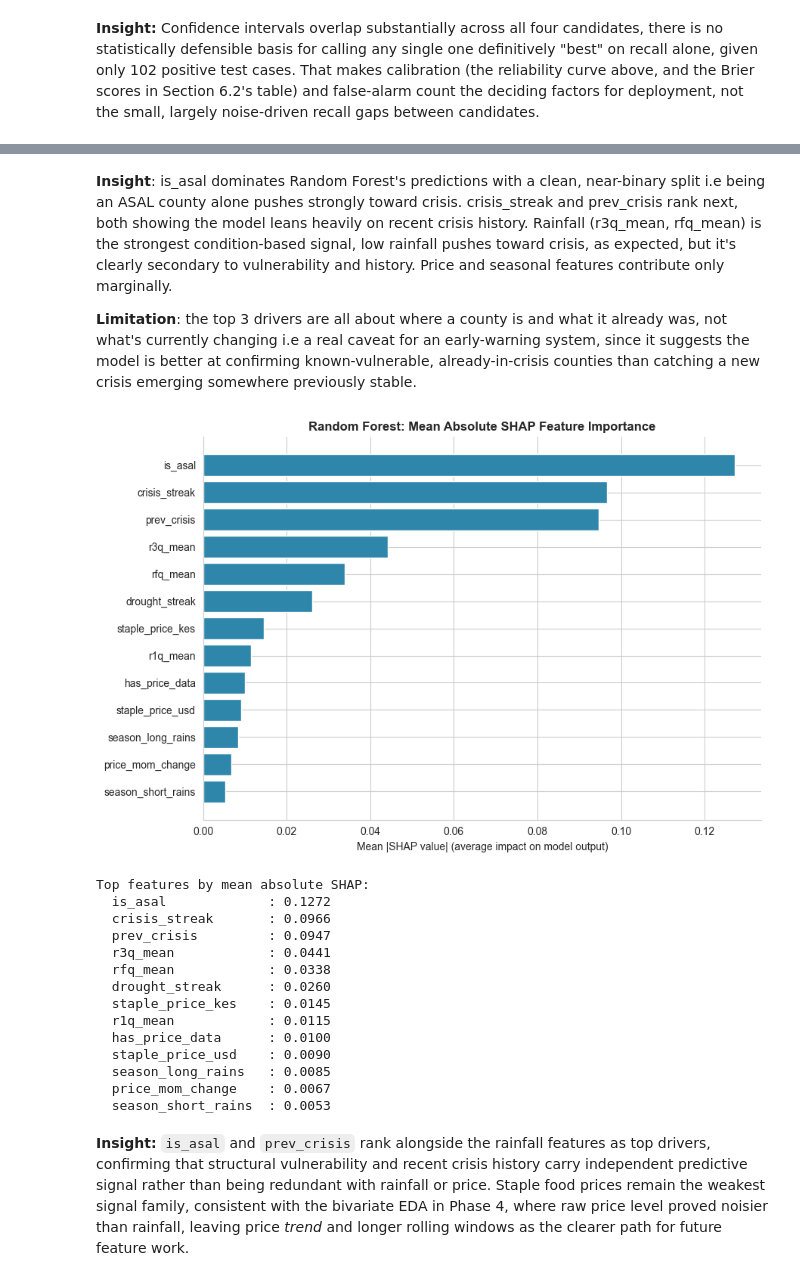
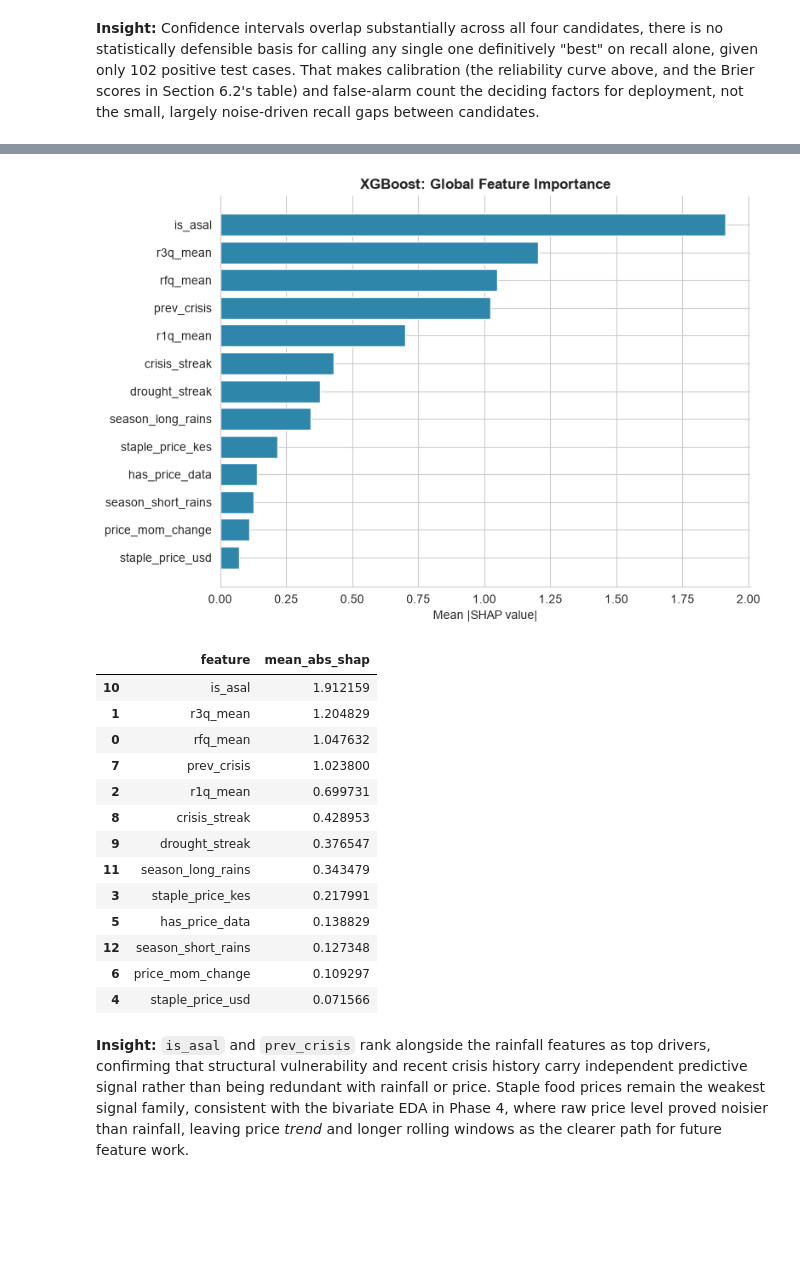
Before and after one commit to Pattohcolab/PHASE-5-CAPSTON-PROJECT, a Jupyter notebook: notebook.ipynb, the cells around one changed output, grey strips where cells are left out. Cells and saved outputs as stored; diff of their text form; code cells hidden in the pictures; blank space fills up the shorter version.

```diff
--- a/notebook.ipynb
+++ b/notebook.ipynb
@@ -1672,18 +2130,10 @@ A positive SHAP value pushes toward `crisis = 1`; negative pushes toward `crisis
 # %%
 import shap
 
-explainer = shap.TreeExplainer(rf)
-shap_values_test = explainer.shap_values(X_test)
+explainer = shap.TreeExplainer(candidates['XGBoost'])
+shap_values = explainer.shap_values(X_test)
 
-# TreeExplainer returns a 2-class array for some sklearn versions; normalise to the "crisis" class.
-if isinstance(shap_values_test, list):
-    shap_values_plot = shap_values_test[1]
-elif shap_values_test.ndim == 3:
-    shap_values_plot = shap_values_test[:, :, 1]
-else:
-    shap_values_plot = shap_values_test
-
-shap.summary_plot(shap_values_plot, X_test, plot_type='dot', max_display=13, show=False)
-plt.title(f'SHAP Feature Importance - RandomForest', fontweight='bold')
+shap.summary_plot(shap_values, X_test, plot_type='dot', max_display=13, show=False)
+plt.title('SHAP Feature Importance - XGBoost', fontweight='bold')
 plt.tight_layout(); plt.show()
 # %% [output]
@@ -1691,45 +2141,29 @@ plt.tight_layout(); plt.show()
-# %% [markdown]
-**Insight**: is_asal dominates Random Forest's predictions with a clean, near-binary split i.e being an ASAL county alone pushes strongly toward crisis. crisis_streak and prev_crisis rank next, both showing the model leans heavily on recent crisis history. Rainfall (r3q_mean, rfq_mean) is the strongest condition-based signal, low rainfall pushes toward crisis, as expected, but it's clearly secondary to vulnerability and history. Price and seasonal features contribute only marginally.
-
-**Limitation**: the top 3 drivers are all about where a county is and what it already was, not what's currently changing i.e a real caveat for an early-warning system, since it suggests the model is better at confirming known-vulnerable, already-in-crisis counties than catching a new crisis emerging somewhere previously stable.
 # %%
-import numpy as np
-import pandas as pd
-import matplotlib.pyplot as plt
+shap_df = pd.DataFrame({'feature': feature_cols, 'mean_abs_shap': abs(shap_values).mean(axis=0)}) \
+    .sort_values('mean_abs_shap', ascending=False)
 
-# Reuses shap_values_plot from the cell above -- no need to recompute SHAP values.
-shap_df = pd.DataFrame({
-    'feature': feature_cols,
-    'mean_abs_shap': np.abs(shap_values_plot).mean(axis=0)
-}).sort_values('mean_abs_shap', ascending=False)
-
-fig, ax = plt.subplots(figsize=(9, 6))
+fig, ax = plt.subplots(figsize=(8, 5.5))
 ax.barh(shap_df['feature'][::-1], shap_df['mean_abs_shap'][::-1], color='#2E86AB')
-ax.set_xlabel('Mean |SHAP value| (average impact on model output)')
-ax.set_title('Random Forest: Mean Absolute SHAP Feature Importance', fontweight='bold')
-ax.spines[['top', 'right']].set_visible(False)
-plt.tight_layout()
-plt.show()
-
-print("Top features by mean absolute SHAP:")
-for _, row in shap_df.iterrows():
-    print(f"  {row['feature']:<20}: {row['mean_abs_shap']:.4f}")
+ax.set_xlabel('Mean |SHAP value|'); ax.set_title('XGBoost: Global Feature Importance', fontweight='bold')
+ax.spines[['top','right']].set_visible(False)
+plt.tight_layout(); plt.show()
+shap_df
 # %% [output]
-[figure, old version]
+[figure, new version]
-Top features by mean absolute SHAP:
-  is_asal             : 0.1272
-  crisis_streak       : 0.0966
-  prev_crisis         : 0.0947
-  r3q_mean            : 0.0441
-  rfq_mean            : 0.0338
-  drought_streak      : 0.0260
-  staple_price_kes    : 0.0145
-  r1q_mean            : 0.0115
-  has_price_data      : 0.0100
-  staple_price_usd    : 0.0090
-  season_long_rains   : 0.0085
-  price_mom_change    : 0.0067
-  season_short_rains  : 0.0053
+|  | feature | mean_abs_shap |
+| 10 | is_asal | 1.912159 |
+| 1 | r3q_mean | 1.204829 |
+| 0 | rfq_mean | 1.047632 |
+| 7 | prev_crisis | 1.023800 |
+| 2 | r1q_mean | 0.699731 |
+| 8 | crisis_streak | 0.428953 |
+| 9 | drought_streak | 0.376547 |
+| 11 | season_long_rains | 0.343479 |
+| 3 | staple_price_kes | 0.217991 |
+| 5 | has_price_data | 0.138829 |
+| 12 | season_short_rains | 0.127348 |
+| 6 | price_mom_change | 0.109297 |
+| 4 | staple_price_usd | 0.071566 |
 # %% [markdown]
 **Insight:** `is_asal` and `prev_crisis` rank alongside the rainfall features as top
 drivers, confirming that structural vulnerability and recent crisis history carry
```
Also changed, not shown: parts of 109 cells of this notebook, 15 other files.
